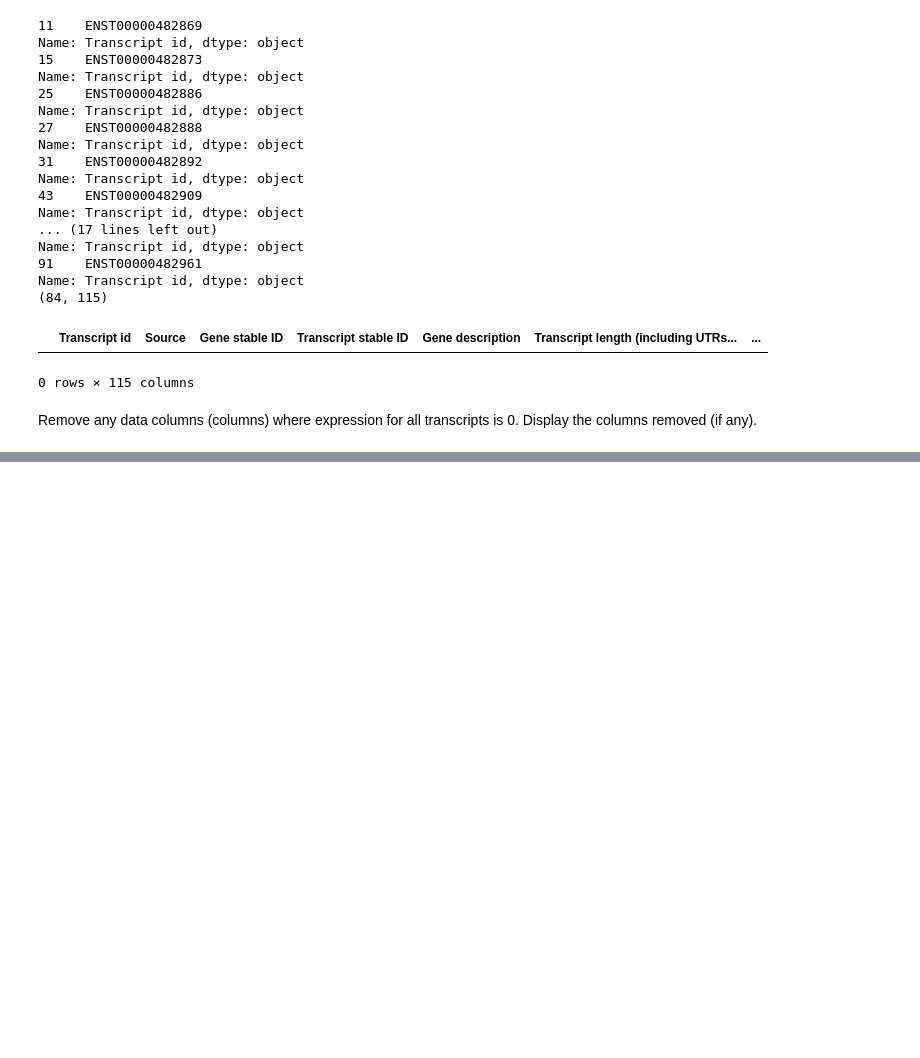
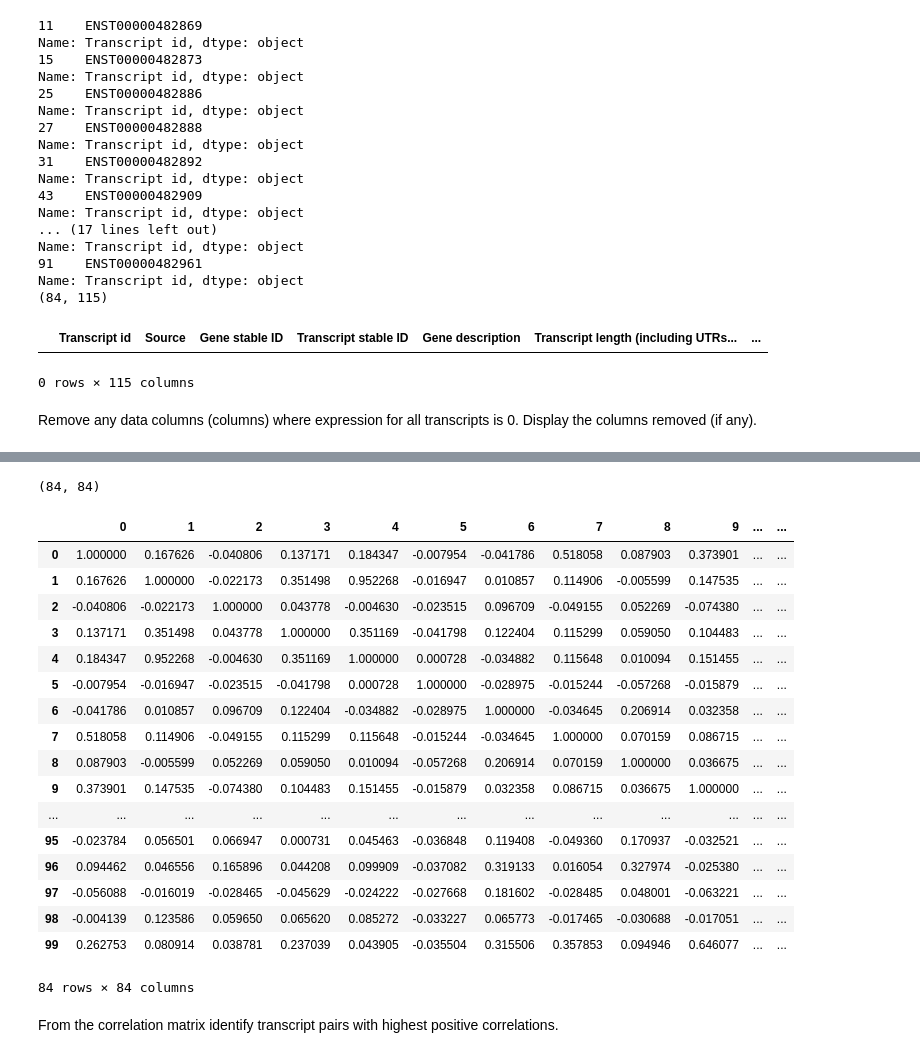
Before and after one commit to urmi-21/python3-dataScience18, a Jupyter notebook: ExpresssionAnalysis.ipynb, the cells around one changed output, grey strips where cells are left out. Cells and saved outputs as stored; diff of their text form; code cells hidden in the pictures; blank space fills up the shorter version.

```diff
--- a/ExpresssionAnalysis.ipynb
+++ b/ExpresssionAnalysis.ipynb
@@ -105,7 +105,7 @@ Name: Transcript id, dtype: object
 # %% [markdown]
 Remove any data columns (columns) where expression for all transcripts is 0. Display the columns removed (if any).
 # %%
-# find rows where sum over all data columns is zero
+# find datacols where sum over all rows is zero
 colstoDrop=[]
 for d in dataCols:
     thisCsum=df_2[d].sum()
@@ -119,11 +119,14 @@ print(colstoDrop)
 df_3=df_2.drop(colstoDrop,axis=1)
 
 #check if columns are removed
-"SRR2963313" in df_3.columns
+print("SRR2963313" in df_3.columns)
 #OR check if all are removed
 
-if(!set(colstoDrop).intersection(df_3.columns)):
-    print("All remo")
+if(len(set(colstoDrop).intersection(df_3.columns))==0):
+    print("All removed")
+
+#update dataCols
+dataCols=df_3.columns[15:]
 # %% [output]
 SRR2963313
 SRR2964130
@@ -144,0 +152,27 @@ False
+# %%
+#compute corr mat
+corrMat=df_3[dataCols].T.corr()
+print (corrMat.shape)
+corrMat
+# %% [output]
+(84, 84)
+|  | 0 | 1 | 2 | 3 | 4 | 5 | 6 | 7 | 8 | 9 | ... | ... |
+| 0 | 1.000000 | 0.167626 | -0.040806 | 0.137171 | 0.184347 | -0.007954 | -0.041786 | 0.518058 | 0.087903 | 0.373901 | ... | ... |
+| 1 | 0.167626 | 1.000000 | -0.022173 | 0.351498 | 0.952268 | -0.016947 | 0.010857 | 0.114906 | -0.005599 | 0.147535 | ... | ... |
+| 2 | -0.040806 | -0.022173 | 1.000000 | 0.043778 | -0.004630 | -0.023515 | 0.096709 | -0.049155 | 0.052269 | -0.074380 | ... | ... |
+| 3 | 0.137171 | 0.351498 | 0.043778 | 1.000000 | 0.351169 | -0.041798 | 0.122404 | 0.115299 | 0.059050 | 0.104483 | ... | ... |
+| 4 | 0.184347 | 0.952268 | -0.004630 | 0.351169 | 1.000000 | 0.000728 | -0.034882 | 0.115648 | 0.010094 | 0.151455 | ... | ... |
+| 5 | -0.007954 | -0.016947 | -0.023515 | -0.041798 | 0.000728 | 1.000000 | -0.028975 | -0.015244 | -0.057268 | -0.015879 | ... | ... |
+| 6 | -0.041786 | 0.010857 | 0.096709 | 0.122404 | -0.034882 | -0.028975 | 1.000000 | -0.034645 | 0.206914 | 0.032358 | ... | ... |
+| 7 | 0.518058 | 0.114906 | -0.049155 | 0.115299 | 0.115648 | -0.015244 | -0.034645 | 1.000000 | 0.070159 | 0.086715 | ... | ... |
+| 8 | 0.087903 | -0.005599 | 0.052269 | 0.059050 | 0.010094 | -0.057268 | 0.206914 | 0.070159 | 1.000000 | 0.036675 | ... | ... |
+| 9 | 0.373901 | 0.147535 | -0.074380 | 0.104483 | 0.151455 | -0.015879 | 0.032358 | 0.086715 | 0.036675 | 1.000000 | ... | ... |
+| ... | ... | ... | ... | ... | ... | ... | ... | ... | ... | ... | ... | ... |
+| 95 | -0.023784 | 0.056501 | 0.066947 | 0.000731 | 0.045463 | -0.036848 | 0.119408 | -0.049360 | 0.170937 | -0.032521 | ... | ... |
+| 96 | 0.094462 | 0.046556 | 0.165896 | 0.044208 | 0.099909 | -0.037082 | 0.319133 | 0.016054 | 0.327974 | -0.025380 | ... | ... |
+| 97 | -0.056088 | -0.016019 | -0.028465 | -0.045629 | -0.024222 | -0.027668 | 0.181602 | -0.028485 | 0.048001 | -0.063221 | ... | ... |
+| 98 | -0.004139 | 0.123586 | 0.059650 | 0.065620 | 0.085272 | -0.033227 | 0.065773 | -0.017465 | -0.030688 | -0.017051 | ... | ... |
+| 99 | 0.262753 | 0.080914 | 0.038781 | 0.237039 | 0.043905 | -0.035504 | 0.315506 | 0.357853 | 0.094946 | 0.646077 | ... | ... |
+84 rows × 84 columns
+# %% [markdown]
+From the correlation matrix identify transcript pairs with highest positive correlations.
```
Also changed, not shown: parts of 3 cells of this notebook.
